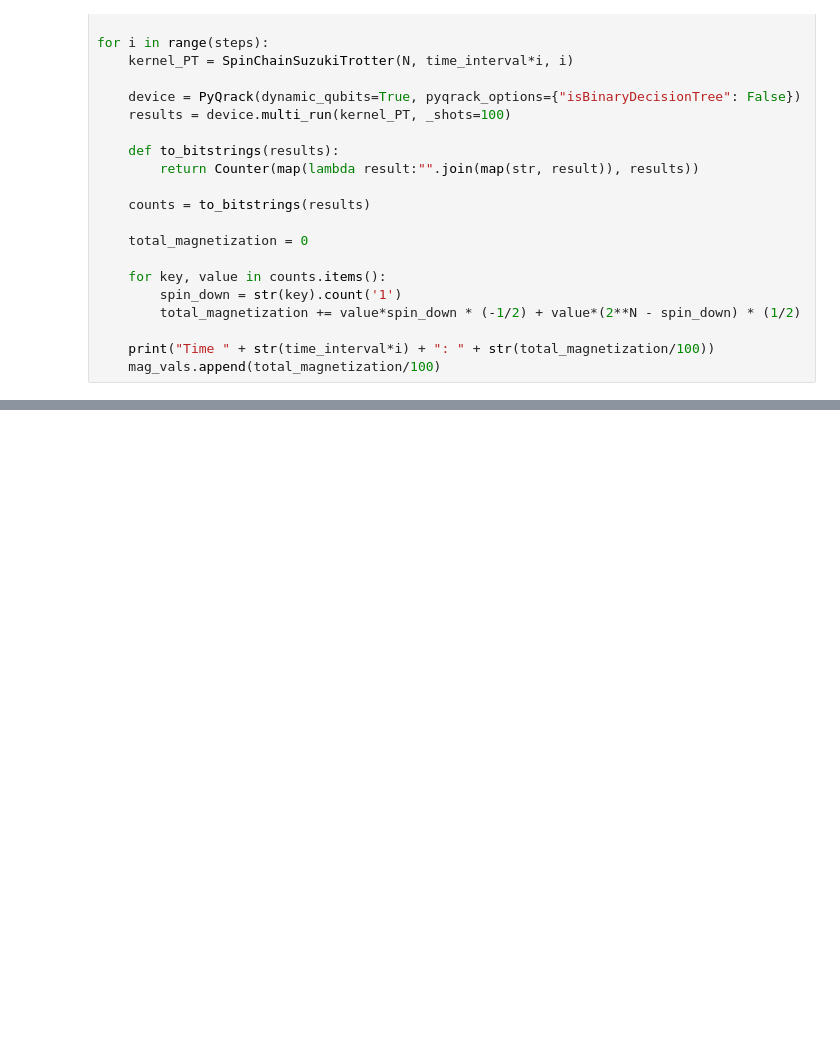
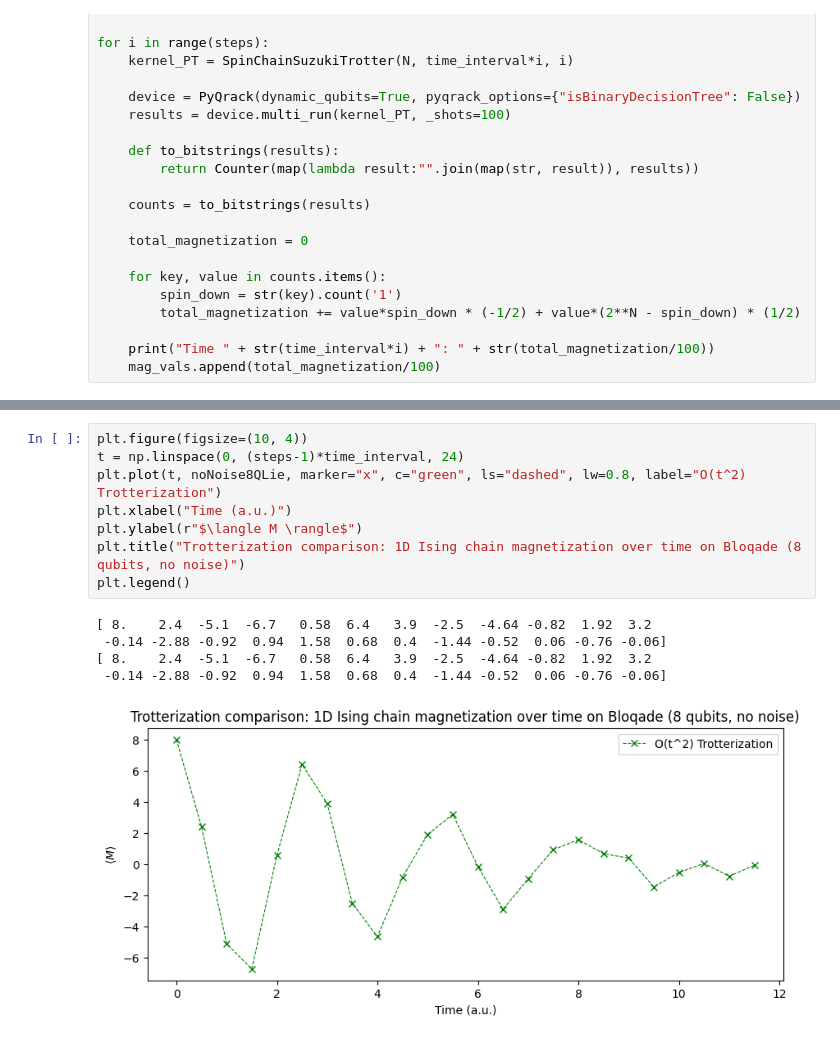
Before and after one commit to yezhuoyang/2025YaleQHack, a Jupyter notebook: examples/phase-transition.ipynb, the cells around one changed output, grey strips where cells are left out. Cells and saved outputs as stored; diff of their text form; blank space fills up the shorter version.

```diff
--- a/examples/phase-transition.ipynb
+++ b/examples/phase-transition.ipynb
@@ -89,0 +186,14 @@ plt.title("1D Ising chain magnetization over time on Bloqade (4 qubits, no noise
+# %%
+plt.figure(figsize=(10, 4))
+t = np.linspace(0, (steps-1)*time_interval, 24)
+plt.plot(t, noNoise8QLie, marker="x", c="green", ls="dashed", lw=0.8, label="O(t^2) Trotterization")
+plt.xlabel("Time (a.u.)")
+plt.ylabel(r"$\langle M \rangle$")
+plt.title("Trotterization comparison: 1D Ising chain magnetization over time on Bloqade (8 qubits, no noise)")
+plt.legend()
+# %% [output]
+[ 8.    2.4  -5.1  -6.7   0.58  6.4   3.9  -2.5  -4.64 -0.82  1.92  3.2
+ -0.14 -2.88 -0.92  0.94  1.58  0.68  0.4  -1.44 -0.52  0.06 -0.76 -0.06]
+[ 8.    2.4  -5.1  -6.7   0.58  6.4   3.9  -2.5  -4.64 -0.82  1.92  3.2
+ -0.14 -2.88 -0.92  0.94  1.58  0.68  0.4  -1.44 -0.52  0.06 -0.76 -0.06]
+[figure, added]
```
Also changed, not shown: parts of 10 cells of this notebook, 1 other file.
